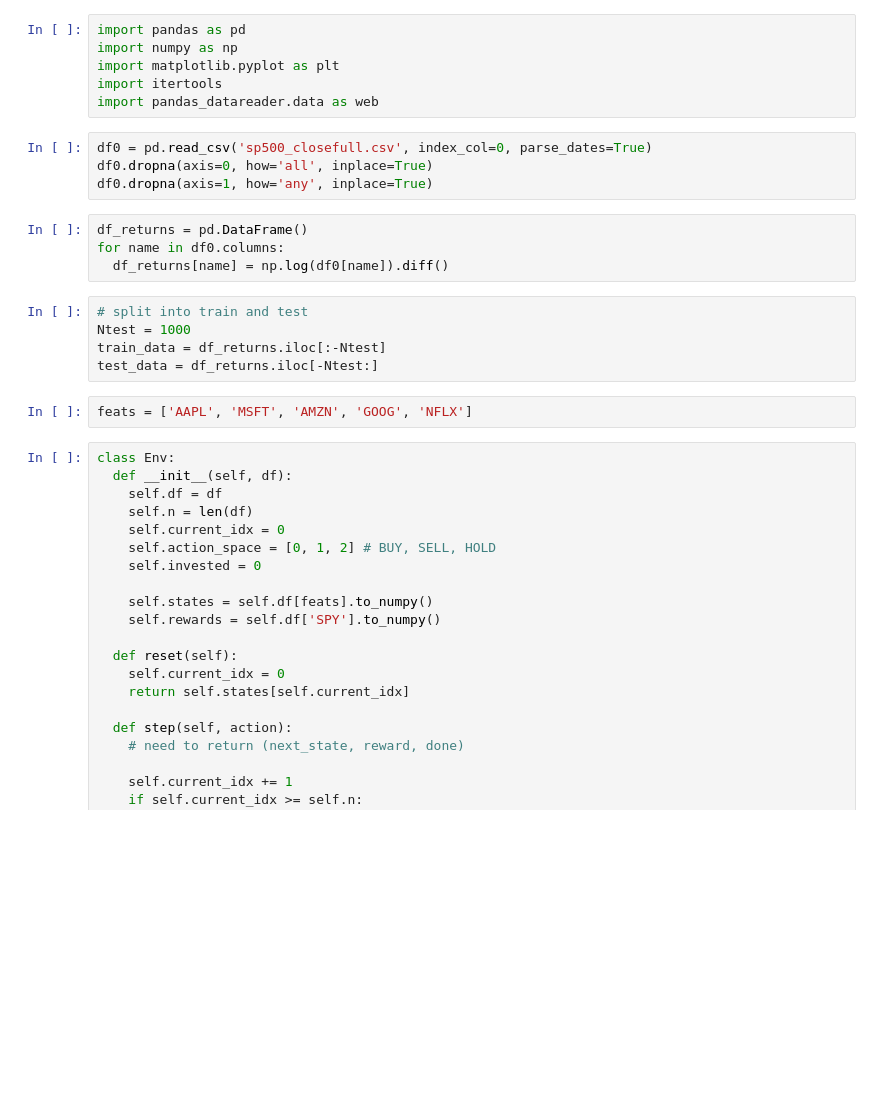
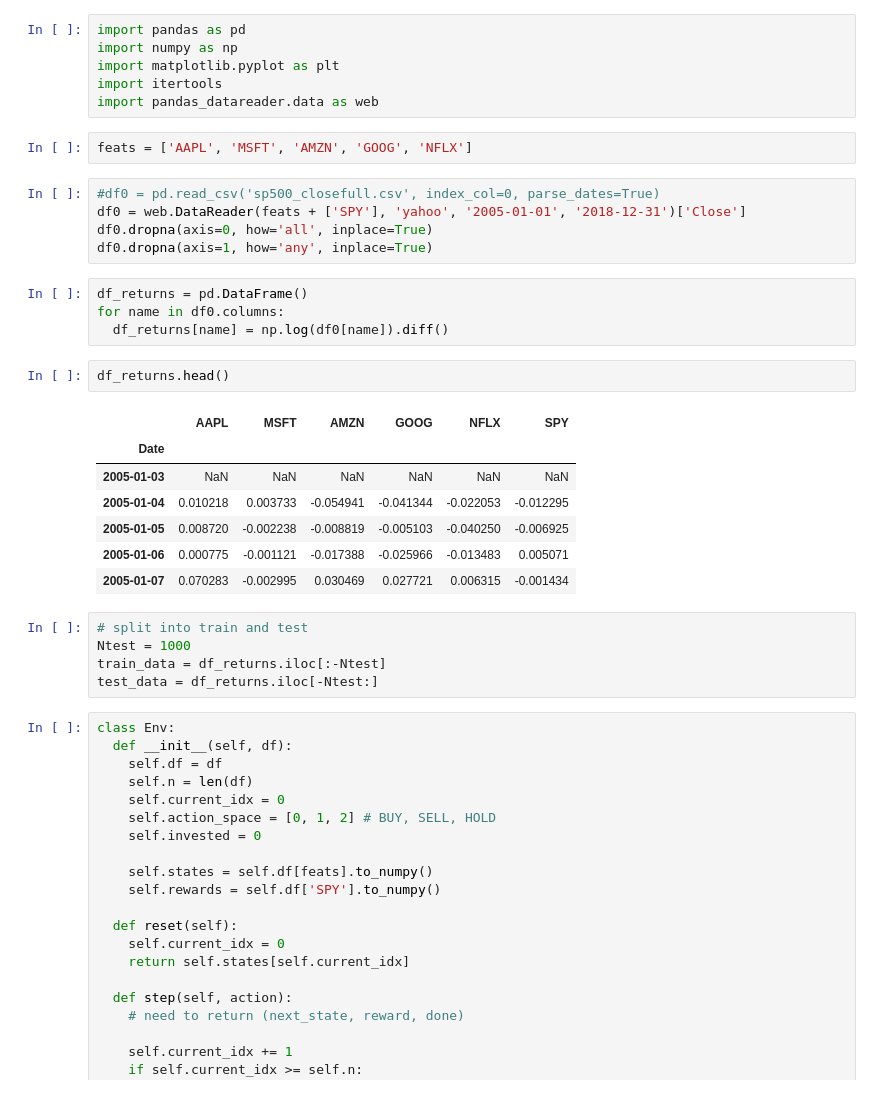
Before and after one commit to kallooa/fin-ml, a Jupyter notebook: Copy_of_Q_Learning_Trader.ipynb, the cells around one changed output. Saved outputs shown, nothing was run; the diff lists cells and outputs as text; blank space fills up the shorter version.

```diff
--- a/Copy_of_Q_Learning_Trader.ipynb
+++ b/Copy_of_Q_Learning_Trader.ipynb
@@ -19,21 +8,32 @@ import numpy as np
 import matplotlib.pyplot as plt
 import itertools
 import pandas_datareader.data as web
+# %%
+feats = ['AAPL', 'MSFT', 'AMZN', 'GOOG', 'NFLX']
 # %%
-df0 = pd.read_csv('sp500_closefull.csv', index_col=0, parse_dates=True)
+#df0 = pd.read_csv('sp500_closefull.csv', index_col=0, parse_dates=True)
+df0 = web.DataReader(feats + ['SPY'], 'yahoo', '2005-01-01', '2018-12-31')['Close']
 df0.dropna(axis=0, how='all', inplace=True)
 df0.dropna(axis=1, how='any', inplace=True)
 # %%
 df_returns = pd.DataFrame()
 for name in df0.columns:
   df_returns[name] = np.log(df0[name]).diff()
+# %%
+df_returns.head()
+# %% [output]
+|  | AAPL | MSFT | AMZN | GOOG | NFLX | SPY |
+| Date |  |  |  |  |  |  |
+| 2005-01-03 | NaN | NaN | NaN | NaN | NaN | NaN |
+| 2005-01-04 | 0.010218 | 0.003733 | -0.054941 | -0.041344 | -0.022053 | -0.012295 |
+| 2005-01-05 | 0.008720 | -0.002238 | -0.008819 | -0.005103 | -0.040250 | -0.006925 |
+| 2005-01-06 | 0.000775 | -0.001121 | -0.017388 | -0.025966 | -0.013483 | 0.005071 |
+| 2005-01-07 | 0.070283 | -0.002995 | 0.030469 | 0.027721 | 0.006315 | -0.001434 |
 # %%
 # split into train and test
 Ntest = 1000
 train_data = df_returns.iloc[:-Ntest]
 test_data = df_returns.iloc[-Ntest:]
-# %%
-feats = ['AAPL', 'MSFT', 'AMZN', 'GOOG', 'NFLX']
 # %%
 class Env:
   def __init__(self, df):
```
Also changed, not shown: parts of 7 cells of this notebook.
